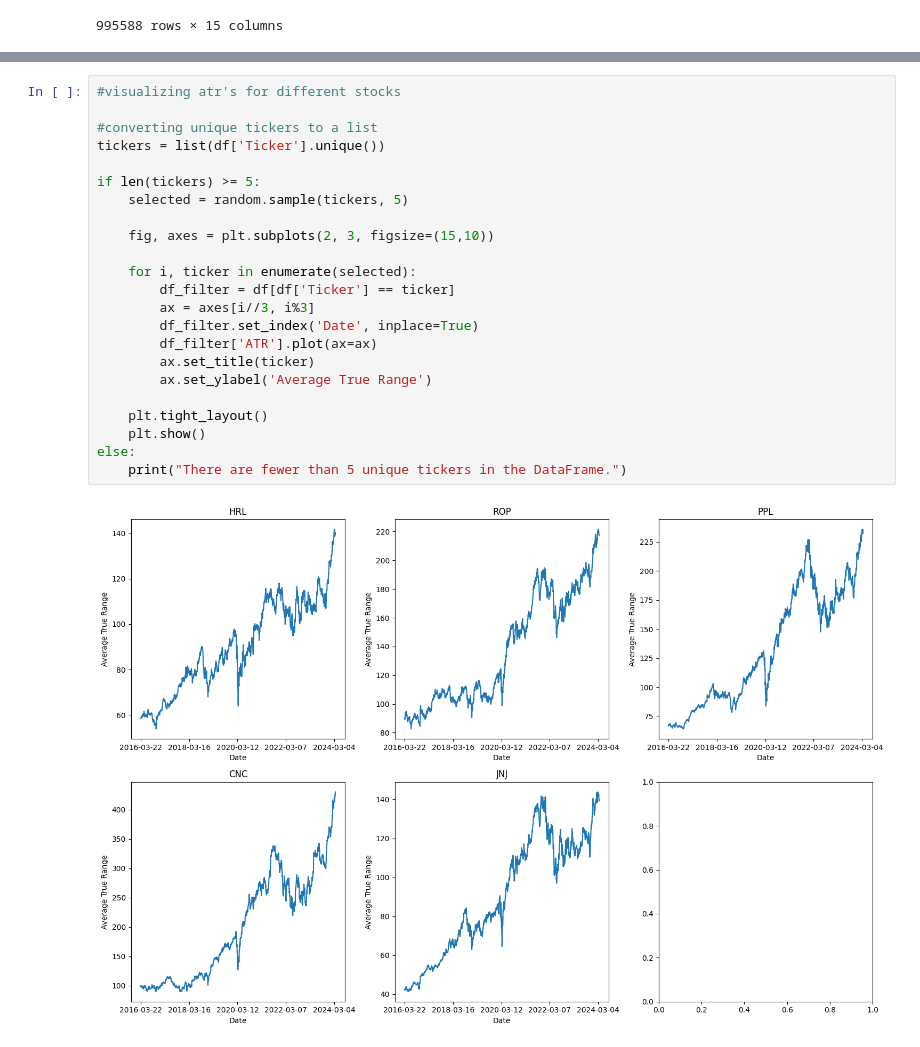
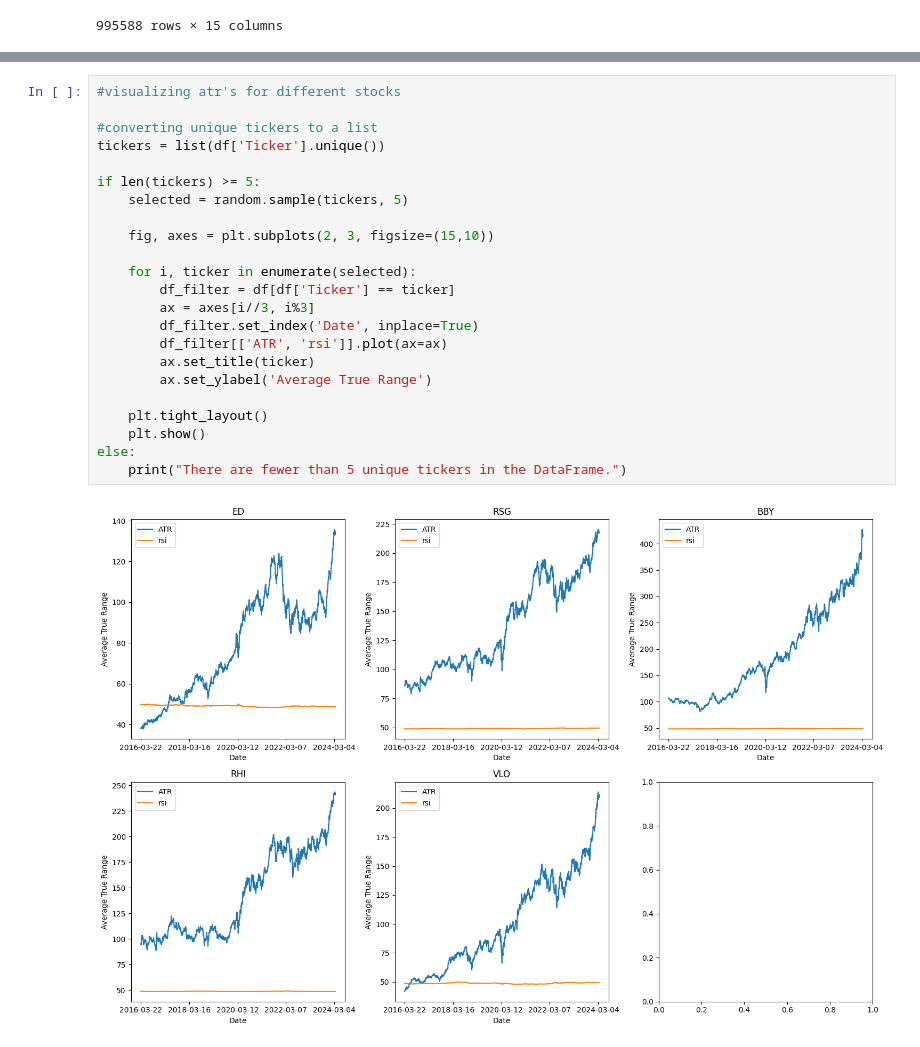
Before and after one commit to Murega14/unsupervised_training_strategy, a Jupyter notebook: index.ipynb, the cells around one changed output, grey strips where cells are left out. Cells and saved outputs as stored; diff of their text form.

```diff
--- a/index.ipynb
+++ b/index.ipynb
@@ -207,25 +207,25 @@ else:
 # %%
 #visualizing atr's for different stocks
 
 #converting unique tickers to a list
 tickers = list(df['Ticker'].unique())
 
 if len(tickers) >= 5:
     selected = random.sample(tickers, 5)
 
     fig, axes = plt.subplots(2, 3, figsize=(15,10))
 
     for i, ticker in enumerate(selected):
         df_filter = df[df['Ticker'] == ticker]
         ax = axes[i//3, i%3]
         df_filter.set_index('Date', inplace=True)
-        df_filter['ATR'].plot(ax=ax)
+        df_filter[['ATR', 'rsi']].plot(ax=ax)
         ax.set_title(ticker)
         ax.set_ylabel('Average True Range')
 
     plt.tight_layout()
     plt.show()
 else:
     print("There are fewer than 5 unique tickers in the DataFrame.")
 # %% [output]
-[figure, old version]
+[figure, new version]
```
Also changed, not shown: parts of 3 cells of this notebook.
